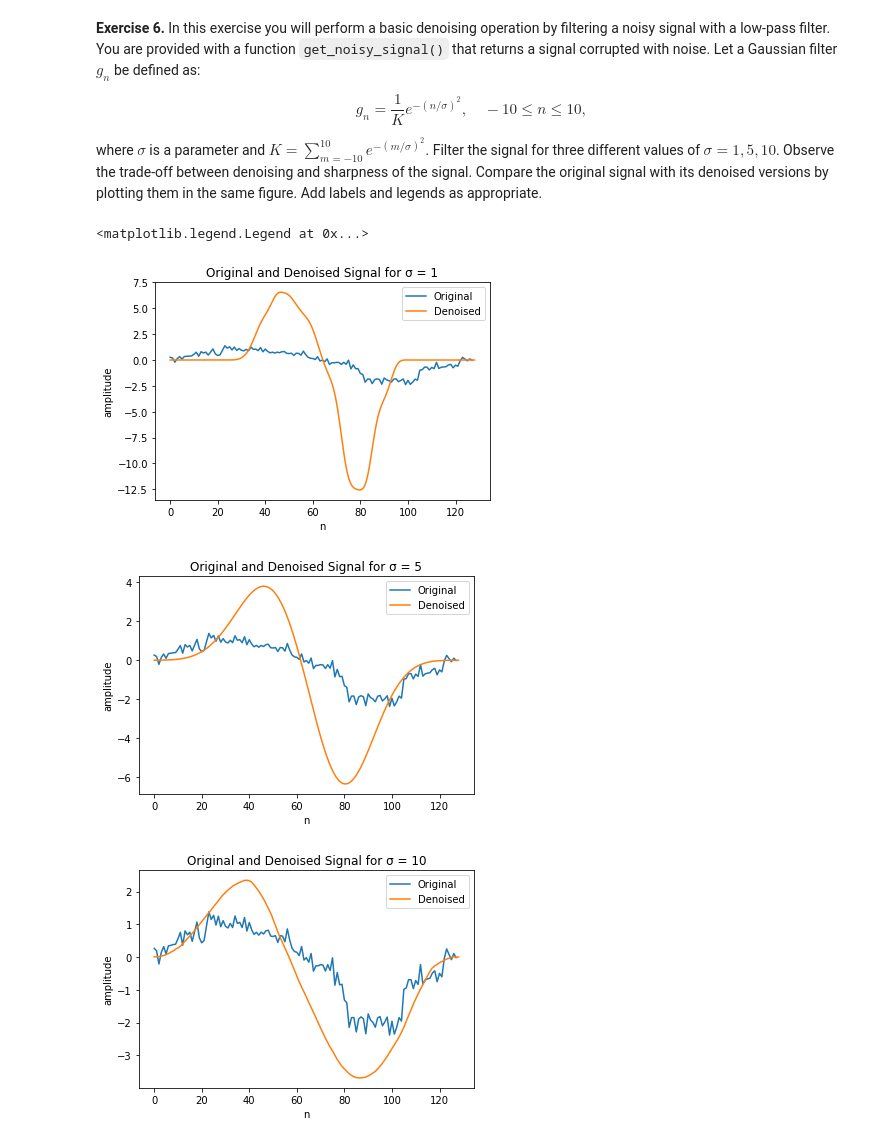
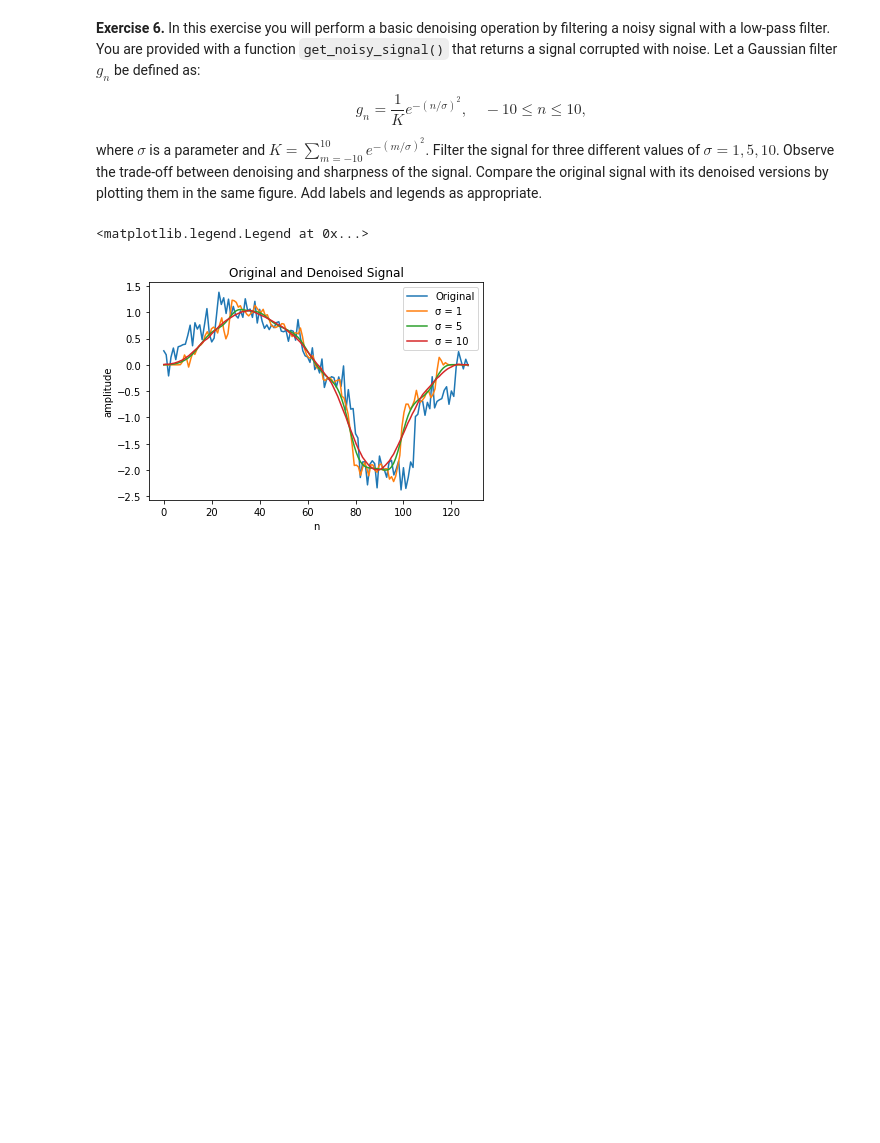
Before and after one commit to lzhu31/ds4bme_intro, a Jupyter notebook: prelab1.ipynb, the cells around one changed output. Saved outputs shown, nothing was run; the diff lists cells and outputs as text; code cells hidden in the pictures; blank space fills up the shorter version.

```diff
--- a/prelab1.ipynb
+++ b/prelab1.ipynb
@@ -315,9 +318,9 @@ import matplotlib.pyplot as plt
 import numpy as np
 
 x = np.zeros(64)
-x[0:10] = 1
+x[0:11] = 1
 h = np.zeros(64)
-h[0:20] = 1
+h[0:21] = 1
 
 y = np.convolve(x, h)
 
@@ -446,70 +449,47 @@ def get_noisy_signal(s=0.2):
 # complete Exercise 6 starting here
 # ...
 
-n = 128
-time = np.arange(n)
+n = 127
+time = np.arange(128)
 noise = get_noisy_signal()
 
 
 def denoise(o):
   K = 0
-  g = np.zeros(n)
-  nspace = np.linspace(-10,10,n)
+  g = np.zeros(21)
   for i in range(-10,11):
     K = K + math.exp(-((i/o)**2))
-  for j in range(n):
-    g[j] = (1/K) * math.exp(-((nspace[j]/o)**2))
-    #g[j] = (1/K) * math.exp(-((j*(20/128)-10)/o)**2)
+
+  for j in range(-10,11):
+    g[j+10] = (1/K) * math.exp(-(j/o)**2)
 
   y = np.convolve(noise,g)
   return y
 
 # For sigma = 1
 o1 = 1
 y1 = denoise(o1)
 
 plt.figure()
 plt.plot(time,noise)
-t1 = np.linspace(0,n,len(y1))
-plt.plot(t1,y1)
-
-plt.title('Original and Denoised Signal for \u03C3 = 1')
-plt.xlabel('n')
-plt.ylabel('amplitude')
-plt.legend(['Original','Denoised'])
-
+plt.plot(np.linspace(0,n,len(y1)),y1)
 
 # For sigma = 5
 o2 = 5
 y2 = denoise(o2)
-
-plt.figure()
-plt.plot(time,noise)
 t2 = np.linspace(0,n,len(y2))
 plt.plot(t2,y2)
-
-plt.title('Original and Denoised Signal for \u03C3 = 5')
-plt.xlabel('n')
-plt.ylabel('amplitude')
-plt.legend(['Original','Denoised'])
 
 # For sigma = 10
 o3 = 10
 y3 = denoise(o3)
-
-# display denoised signal
-plt.figure()
-plt.plot(time,noise)
-
 t3 = np.linspace(0,n,len(y3))
 plt.plot(t3,y3)
 
-plt.title('Original and Denoised Signal for \u03C3 = 10')
+plt.title('Original and Denoised Signal')
 plt.xlabel('n')
 plt.ylabel('amplitude')
-plt.legend(['Original','Denoised'])
+plt.legend(['Original','\u03C3 = 1', '\u03C3 = 5','\u03C3 = 10'])
 # %% [output]
 <matplotlib.legend.Legend at 0x...>
-[figure, old version]
+[figure, new version]
-[figure, removed]
-[figure, removed]
```
Also changed, not shown: parts of 2 cells of this notebook.
